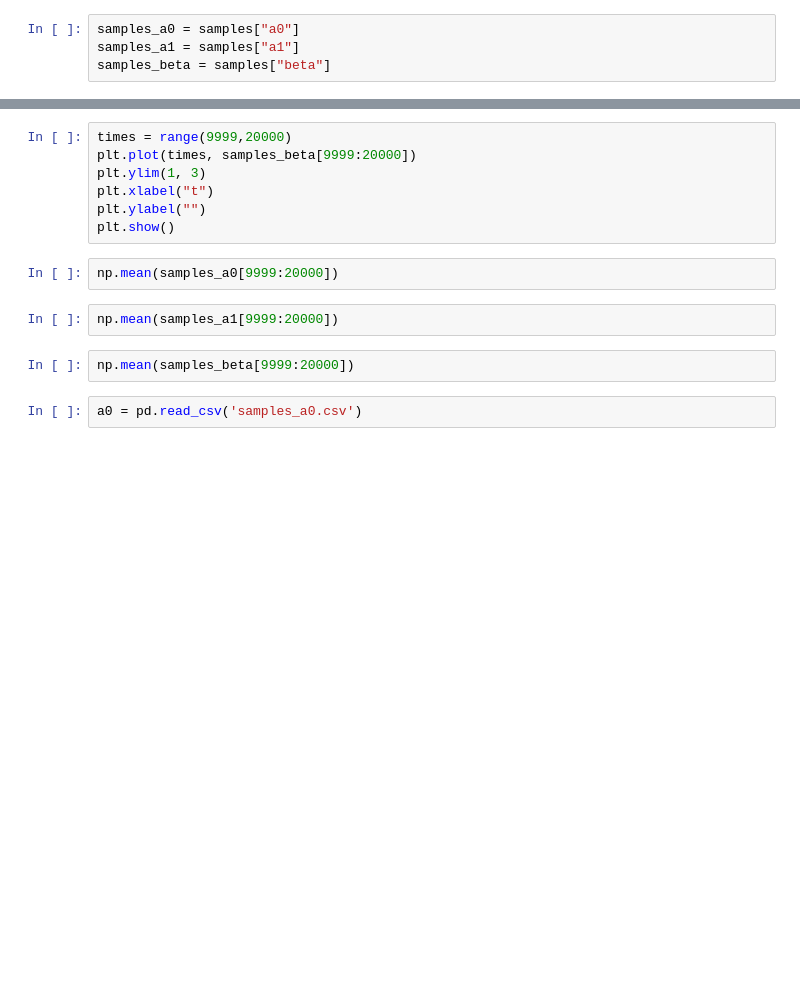
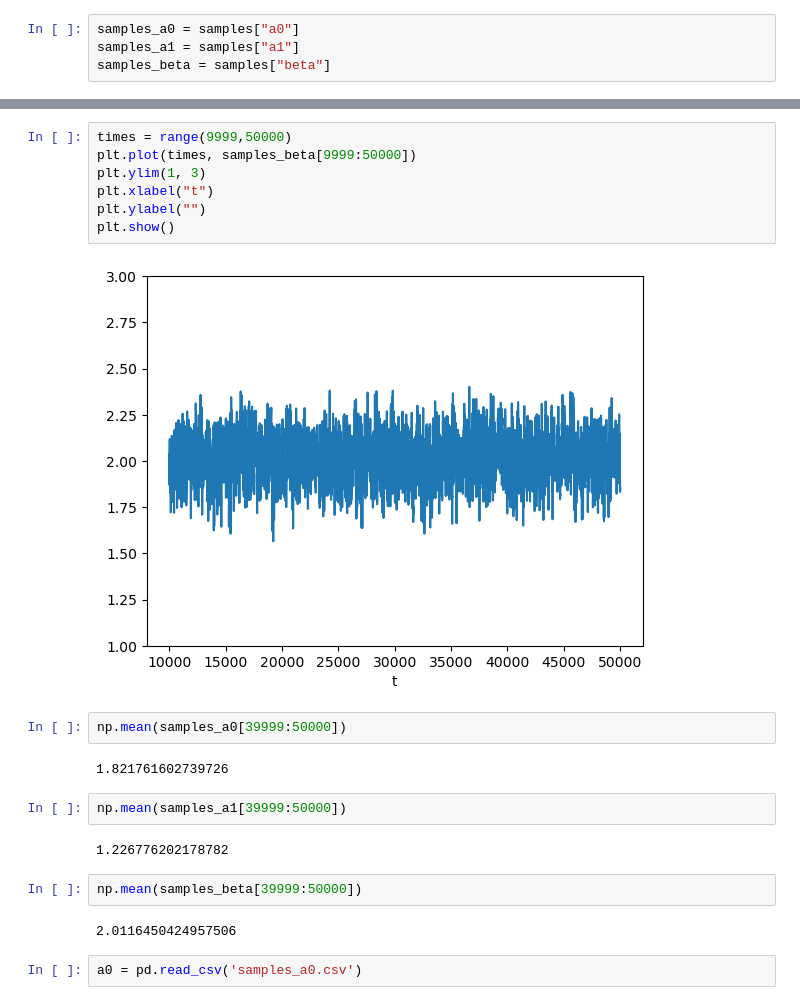
Before and after one commit to meowliono/compositeILM, a Jupyter notebook: compositeILM/plot.ipynb, the cells around one changed output, grey strips where cells are left out. Saved outputs shown, nothing was run; the diff lists cells and outputs as text; blank space fills up the shorter version.

```diff
--- a/compositeILM/plot.ipynb
+++ b/compositeILM/plot.ipynb
@@ -157,16 +181,24 @@ plt.show()
 # %%
-times = range(9999,20000)
-plt.plot(times, samples_beta[9999:20000])
+times = range(9999,50000)
+plt.plot(times, samples_beta[9999:50000])
 plt.ylim(1, 3)
 plt.xlabel("t")
 plt.ylabel("")
 plt.show()
+# %% [output]
+[figure, added]
 # %%
-np.mean(samples_a0[9999:20000])
+np.mean(samples_a0[39999:50000])
+# %% [output]
+1.821761602739726
 # %%
-np.mean(samples_a1[9999:20000])
+np.mean(samples_a1[39999:50000])
+# %% [output]
+1.226776202178782
 # %%
-np.mean(samples_beta[9999:20000])
+np.mean(samples_beta[39999:50000])
+# %% [output]
+2.0116450424957506
 # %%
 a0 = pd.read_csv('samples_a0.csv')
 # %%
```
Also changed, not shown: parts of 34 cells of this notebook, 20 other files.
